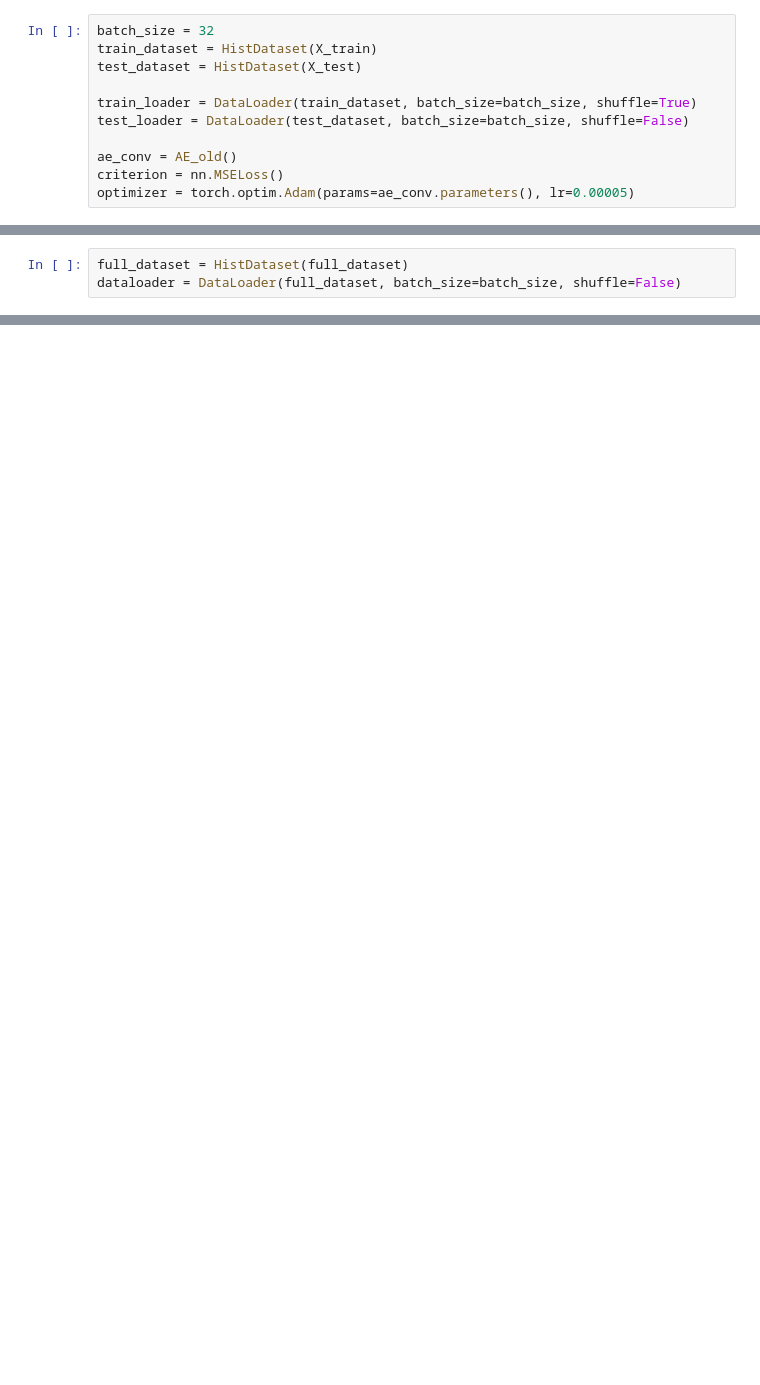
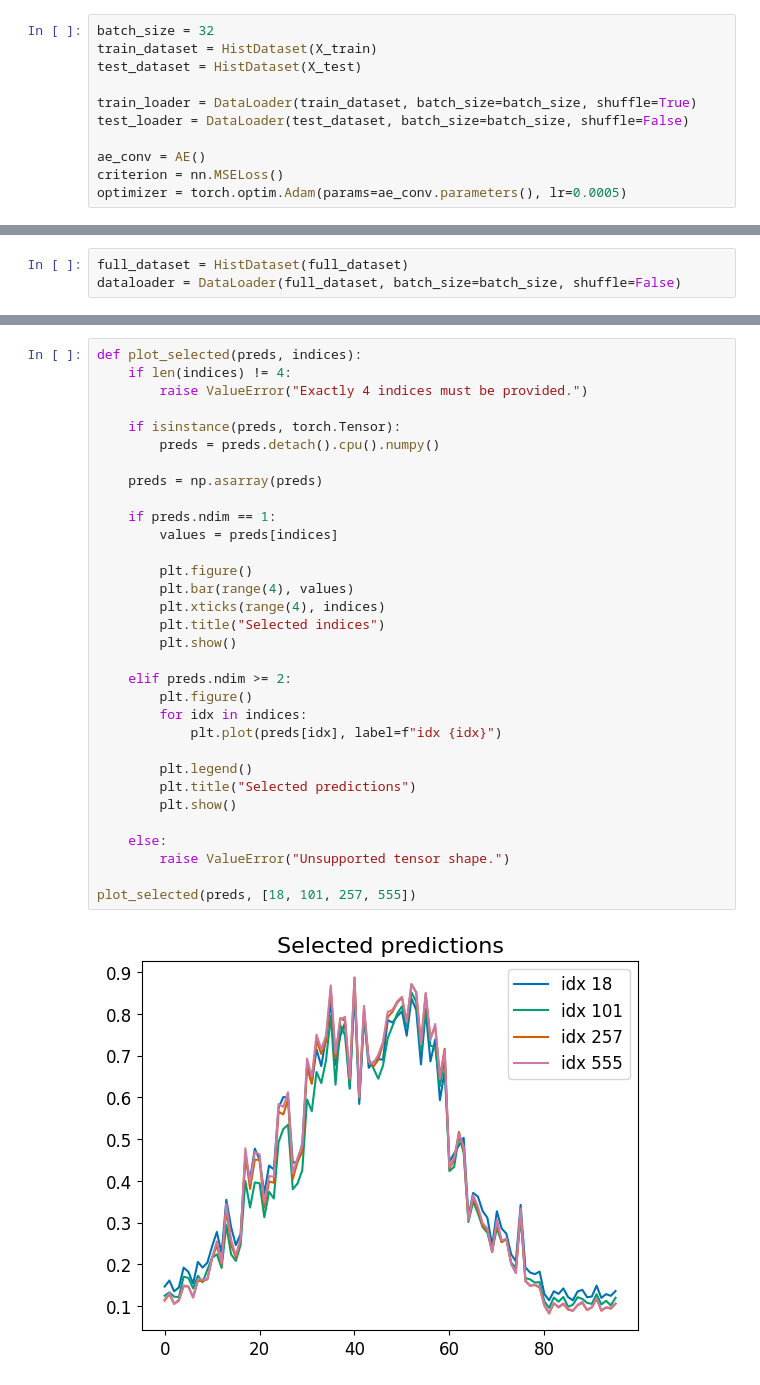
Before and after one commit to jHrdy/vyzkumak, a Jupyter notebook: src/anomaly_detection/deep_learning/autoencoders/ae_conv_2.ipynb, the cells around one changed output, grey strips where cells are left out. Saved outputs shown, nothing was run; the diff lists cells and outputs as text; blank space fills up the shorter version.

```diff
--- a/src/anomaly_detection/deep_learning/autoencoders/ae_conv_2.ipynb
+++ b/src/anomaly_detection/deep_learning/autoencoders/ae_conv_2.ipynb
@@ -207,9 +213,9 @@ test_dataset = HistDataset(X_test)
 train_loader = DataLoader(train_dataset, batch_size=batch_size, shuffle=True)
 test_loader = DataLoader(test_dataset, batch_size=batch_size, shuffle=False)
 
-ae_conv = AE_old()
+ae_conv = AE()
 criterion = nn.MSELoss()
-optimizer = torch.optim.Adam(params=ae_conv.parameters(), lr=0.00005)
+optimizer = torch.optim.Adam(params=ae_conv.parameters(), lr=0.0005)
 # %%
 from anomaly_detection.utils.autoencoders import train_ae
 
@@ -276 +289,35 @@ preds[6]
+# %%
+def plot_selected(preds, indices):
+    if len(indices) != 4:
+        raise ValueError("Exactly 4 indices must be provided.")
+
+    if isinstance(preds, torch.Tensor):
+        preds = preds.detach().cpu().numpy()
+
+    preds = np.asarray(preds)
+
+    if preds.ndim == 1:
+        values = preds[indices]
+
+        plt.figure()
+        plt.bar(range(4), values)
+        plt.xticks(range(4), indices)
+        plt.title("Selected indices")
+        plt.show()
+
+    elif preds.ndim >= 2:
+        plt.figure()
+        for idx in indices:
+            plt.plot(preds[idx], label=f"idx {idx}")
+
+        plt.legend()
+        plt.title("Selected predictions")
+        plt.show()
+
+    else:
+        raise ValueError("Unsupported tensor shape.")
+
+plot_selected(preds, [18, 101, 257, 555])
+# %% [output]
+[figure, added]
 # %%
```
Also changed, not shown: parts of 18 cells of this notebook, 8 other files.
